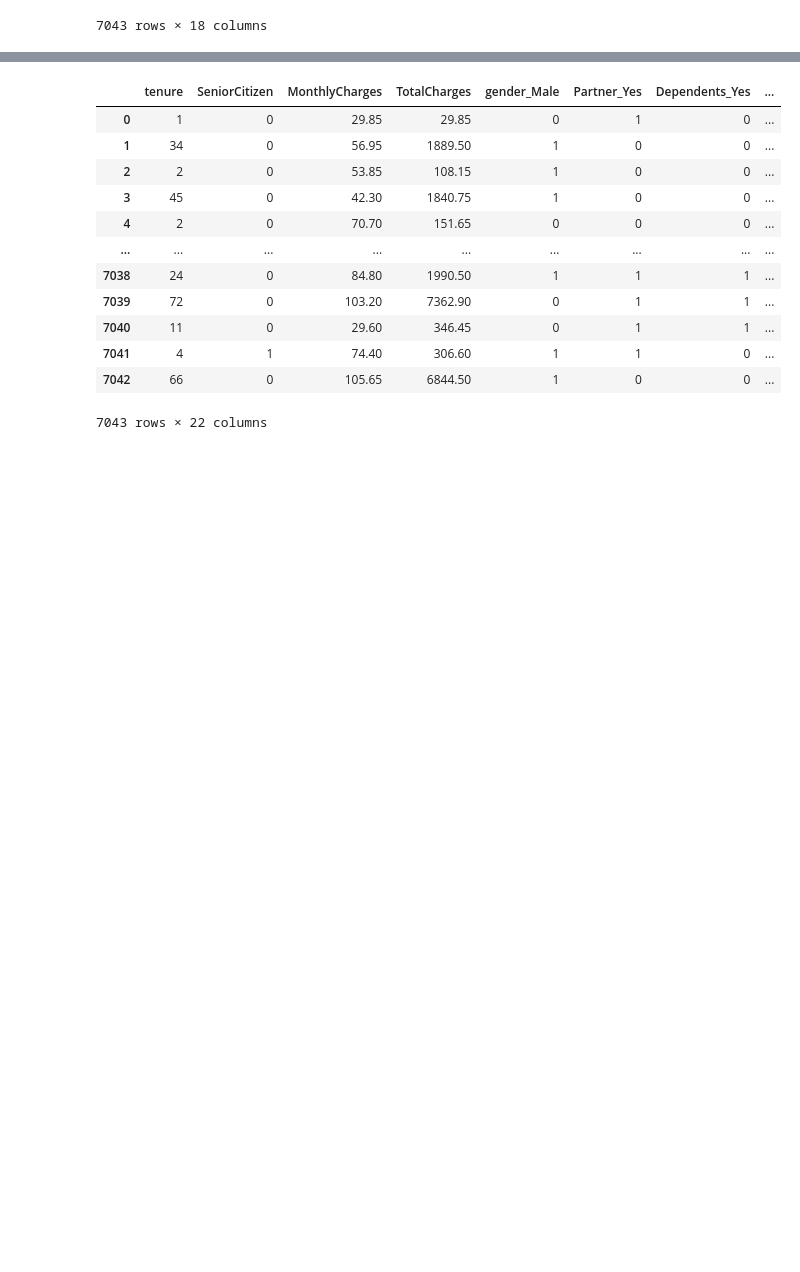
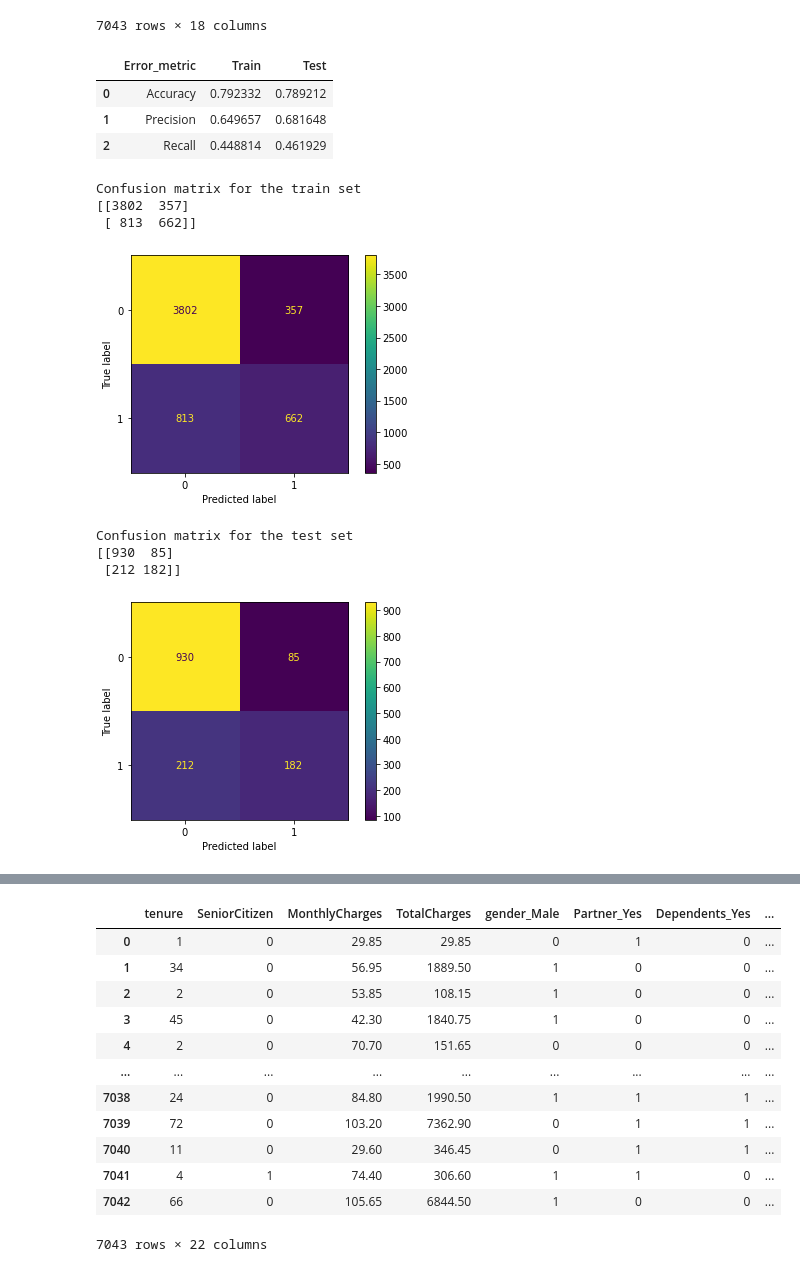
Before and after one commit to marisra/Ironhack-Labs, a Jupyter notebook: Logistic regression/Logistic regression.ipynb, the cells around one changed output, grey strips where cells are left out. Saved outputs shown, nothing was run; the diff lists cells and outputs as text; code cells hidden in the pictures; blank space fills up the shorter version.

```diff
--- a/Logistic regression/Logistic regression.ipynb
+++ b/Logistic regression/Logistic regression.ipynb
@@ -311,3 +314,48 @@ categChurnData_dummies
 | 7041 | 1 | 1 | 0 | 1 | 0 | 0 | ... |
 | 7042 | 1 | 0 | 0 | 1 | 0 | 1 | ... |
 7043 rows × 18 columns
+# %%
+X_train, X_test, y_train, y_test = train_test_split(X, y, test_size = 0.20, random_state = 123)
+# %%
+# Logistic regression
+
+log_model = LogisticRegression()
+log_model.fit(X_train, y_train)
+y_pred_train_log = log_model.predict(X_train)
+y_pred_test_log = log_model.predict(X_test)
+
+performance_log = pd.DataFrame({'Error_metric': ['Accuracy','Precision','Recall'],
+                               'Train': [accuracy_score(y_train, y_pred_train_log),
+                                         precision_score(y_train, y_pred_train_log),
+                                         recall_score(y_train, y_pred_train_log)],
+                               'Test': [accuracy_score(y_test, y_pred_test_log),
+                                        precision_score(y_test, y_pred_test_log),
+                                        recall_score(y_test, y_pred_test_log)]})
+
+display(performance_log)
+
+print("Confusion matrix for the train set")
+print(confusion_matrix(y_train,y_pred_train_log))
+plot_confusion_matrix(log_model,X_train,y_train, values_format = 'd')
+plt.show()
+
+print()
+print()
+
+print("Confusion matrix for the test set")
+print(confusion_matrix(y_test, y_pred_test_log))
+plot_confusion_matrix(log_model,X_test,y_test, values_format = 'd')
+plt.show()
+# %% [output]
+|  | Error_metric | Train | Test |
+| 0 | Accuracy | 0.792332 | 0.789212 |
+| 1 | Precision | 0.649657 | 0.681648 |
+| 2 | Recall | 0.448814 | 0.461929 |
+Confusion matrix for the train set
+[[3802  357]
+ [ 813  662]]
+[figure, added]
+Confusion matrix for the test set
+[[930  85]
+ [212 182]]
+[figure, added]
```
Also changed, not shown: parts of 60 cells of this notebook.
